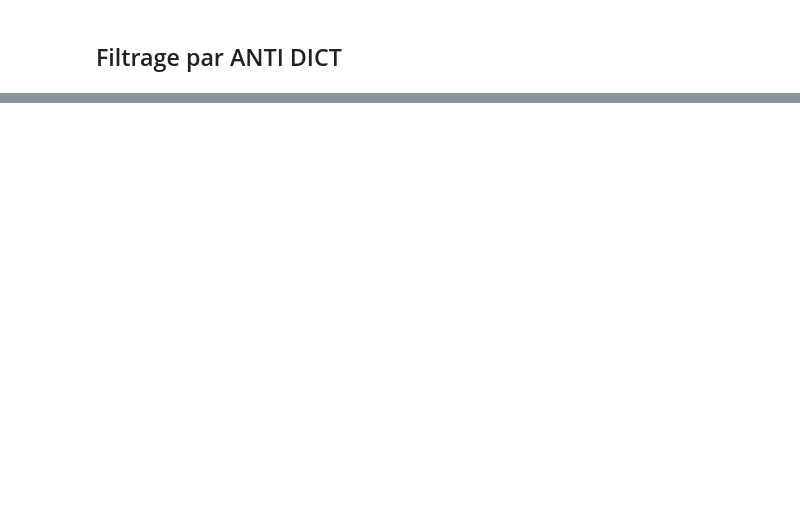
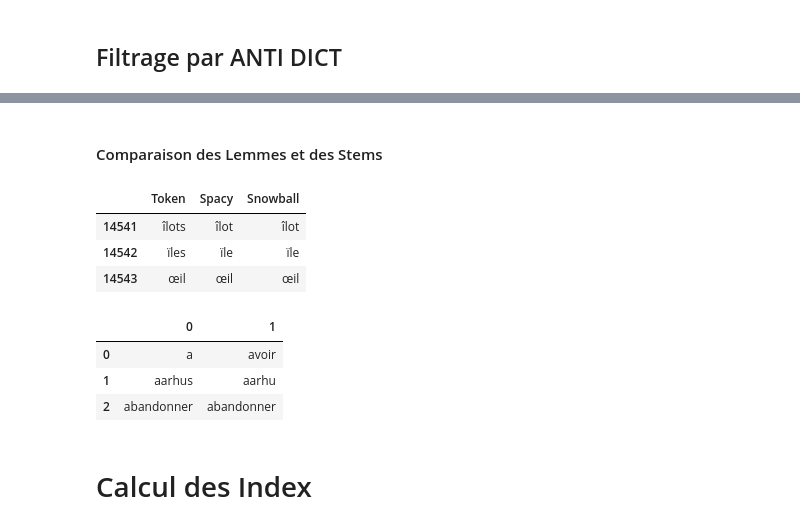
Before and after one commit to Ryustiel/LO17, a Jupyter notebook: processing.ipynb, the cells around one changed output, grey strips where cells are left out. Saved outputs shown, nothing was run; the diff lists cells and outputs as text; code cells hidden in the pictures; blank space fills up the shorter version.

Commit message:
Process and evaluate scripts

```diff
--- a/processing.ipynb
+++ b/processing.ipynb
@@ -1,12 +1,29 @@
 # %% [markdown]
 # Code minimal nécessaire pour Process un document
 # %%
-DATA_FOLDER = ""
-XML_INITIAL_FILE = ""
-ANTI_DICT_FILE = ""
-STEMMED_REPLACEMENTS = ""
+from typing import Callable, List
+import re, os
+
+BASE_DIR = os.getcwd()
+DATA_FOLDER = os.path.join(BASE_DIR, "data", "BULLETINS")
+OUTPUT_FOLDER = os.path.join(BASE_DIR, "output")
+INDEX_OUTPUT_DIR = os.path.join(OUTPUT_FOLDER, "index_files")
+
+XML_INITIAL_FILE = os.path.join(OUTPUT_FOLDER, "corpus_initial.xml")
+ANTI_DICT_FILE = os.path.join(OUTPUT_FOLDER, "anti_dictionnaire.txt")
+STEMMED_REPLACEMENTS = os.path.join(OUTPUT_FOLDER, "stemmed_replacement.tsv")
+LEMMATIZED_REPLACEMENTS = os.path.join(OUTPUT_FOLDER, "lemmatized_replacement.tsv")
+
+TEXTE_INDEX_FILE = os.path.join(INDEX_OUTPUT_DIR, "texte_index.xml")
+LEGENDE_INDEX_FILE = os.path.join(INDEX_OUTPUT_DIR, "legende_index.xml")
+TITRE_INDEX_FILE = os.path.join(INDEX_OUTPUT_DIR, "titre_index.xml")
+
+STORAGE_TAGS = {"Corpus": "corpus", "documents": "bulletins", "Document": "bulletin", "Image": "image"}
+
+# Fonction de standardisation
+STANDARDIZE: Callable[[str], str] = lambda x: re.sub(r"[^\w\s]", "", re.sub(r"'", " ", x.strip().lower()))
 # %%
 from index import BS4Parser, Corpus
 
-documents = BS4Parser().process_folder(DATA_FOLDER, limit=20)  # Process all files inside the folder
+documents = BS4Parser().process_folder(DATA_FOLDER, limit=None)  # Process all files inside the folder
 Corpus(documents = documents)
@@ -48,20 +104,35 @@ print(FILTERED_CORPUS.documents[0].texte)
+# %% [markdown]
+#### Comparaison des Lemmes et des Stems
 # %%
 from index import spacy_lemmas, snowball_stems
 
 tokens = list(FILTERED_CORPUS.tokens().keys())
 
-snowball_stems = snowball_stems(tokens)
-spacy_lemmas = spacy_lemmas(tokens)
+stems = snowball_stems(tokens)
+lemmas = spacy_lemmas(tokens)
 
 pandas.DataFrame({
-    "Token": list(snowball_stems["word"]),
-    "Spacy": list(spacy_lemmas["stem"]),
-    "Snowball": list(snowball_stems["stem"]),
+    "Token": list(stems["word"]),
+    "Spacy": list(lemmas["stem"]),
+    "Snowball": list(stems["stem"]),
 }).tail(3)
+# %% [output]
+|  | Token | Spacy | Snowball |
+| 14541 | îlots | îlot | îlot |
+| 14542 | ïles | ïle | ïle |
+| 14543 | œil | œil | œil |
 # %%
-stems = spacy_lemmas
+with open(LEMMATIZED_REPLACEMENTS, "w+", encoding="utf-8") as file:
+    file.writelines([f"{word}\t{stem}\n" for word, stem in zip(lemmas['word'], lemmas['stem'])])
 with open(STEMMED_REPLACEMENTS, "w+", encoding="utf-8") as file:
     file.writelines([f"{word}\t{stem}\n" for word, stem in zip(stems['word'], stems['stem'])])
 
-substitutions = pandas.read_csv(STEMMED_REPLACEMENTS, sep="\t", header=None, na_filter=False)
+substitutions = pandas.read_csv(LEMMATIZED_REPLACEMENTS, sep="\t", header=None, na_filter=False)
 substitutions.head(3)  # Fichier de Substitutions par lemmes
+# %% [output]
+|  | 0 | 1 |
+| 0 | a | avoir |
+| 1 | aarhus | aarhu |
+| 2 | abandonner | abandonner |
+# %% [markdown]
+# Calcul des Index
```
Also changed, not shown: parts of 8 cells of this notebook, 8 other files.
